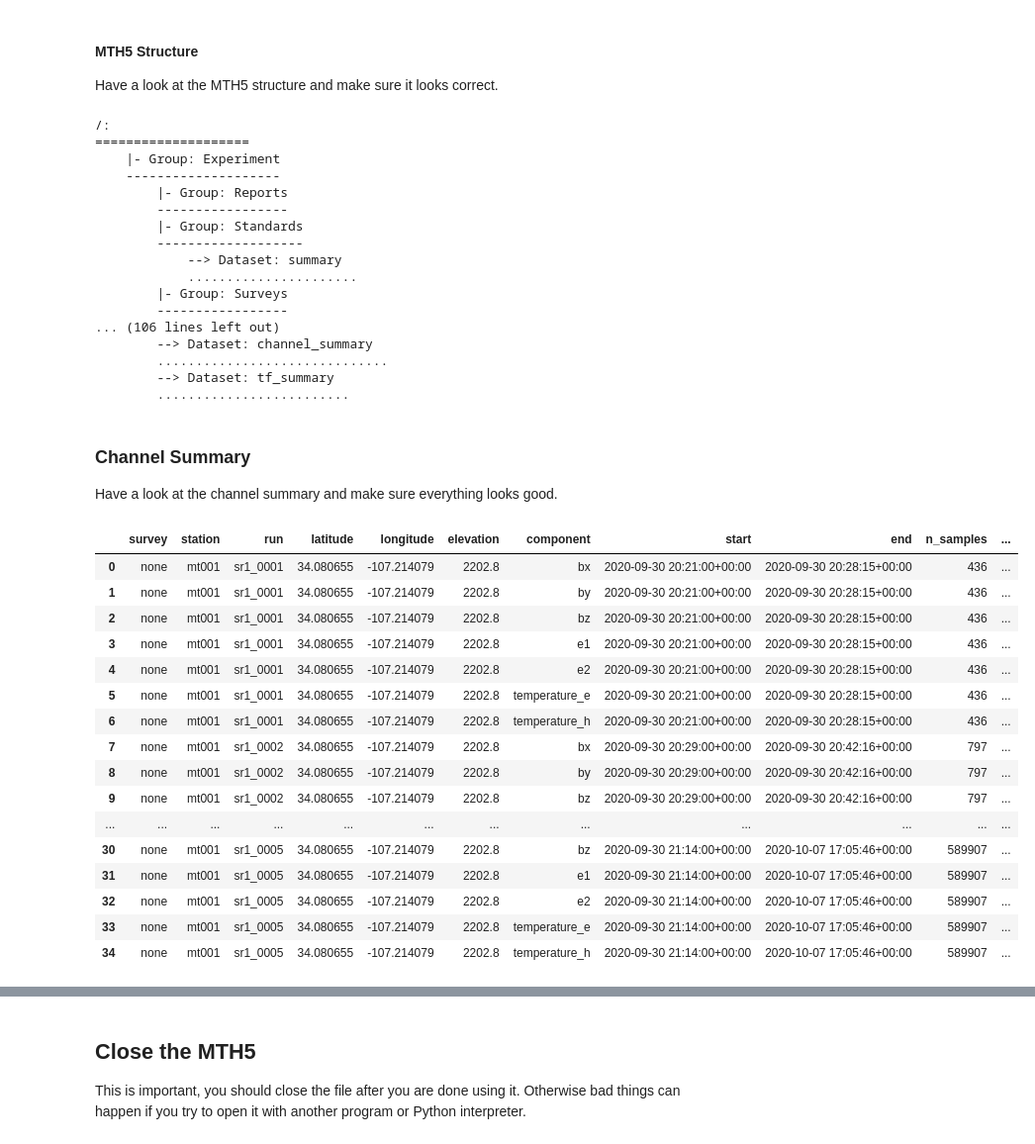
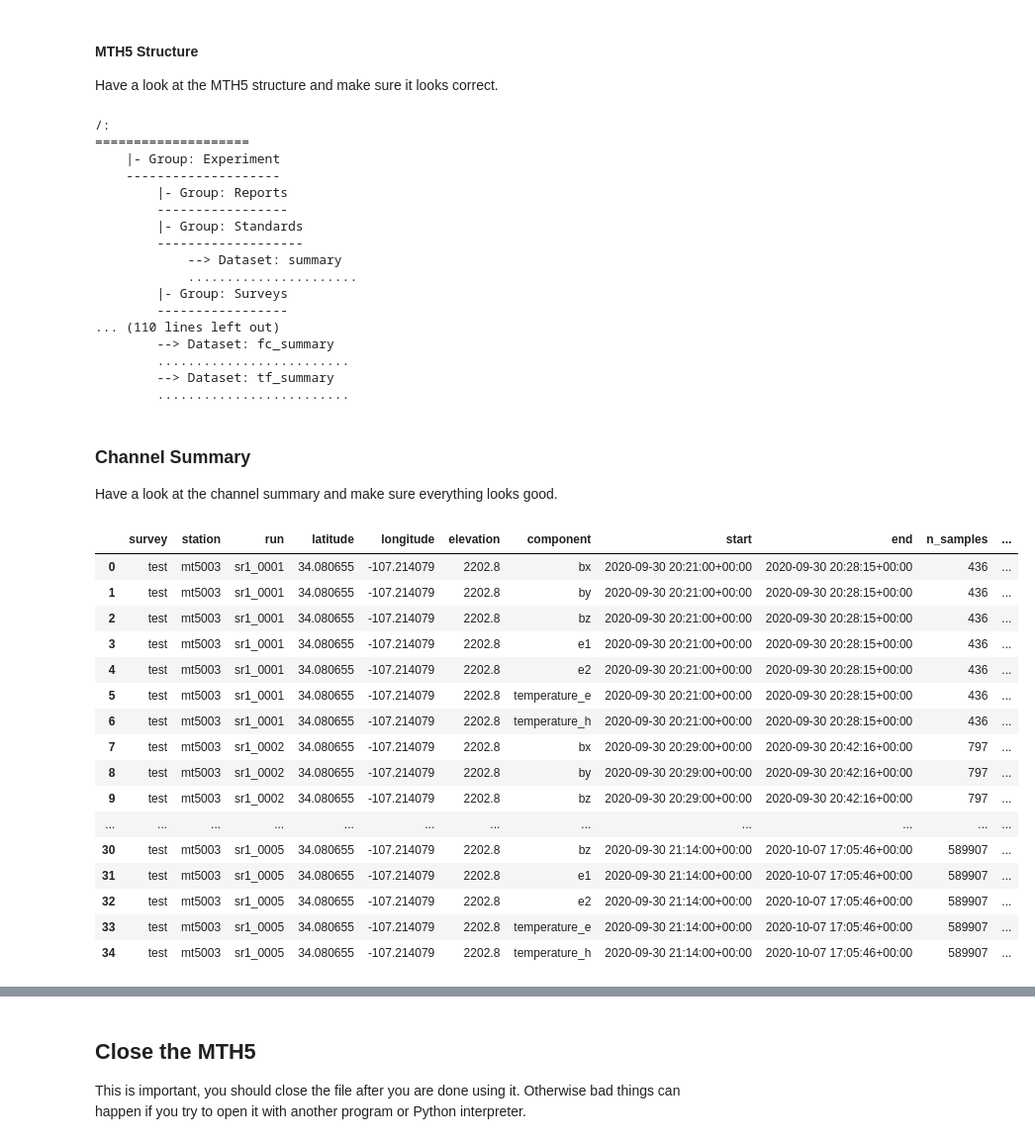
Before and after one commit to simpeg-research/earthscope-mt-course, a Jupyter notebook: notebooks/mth5/06a_make_mth5_from_lemi.ipynb, the cells around one changed output, grey strips where cells are left out. Shown at 99% size. Drawn from its saved outputs; the diff is of its cells as text; code cells hidden in the pictures.

Commit message:
updating lemi examples

```diff
--- a/notebooks/mth5/06a_make_mth5_from_lemi.ipynb
+++ b/notebooks/mth5/06a_make_mth5_from_lemi.ipynb
@@ -39,8 +39,7 @@ The `LEMICollection.get_runs()` will return a two level ordered dictionary (`Ord
 # %% [markdown]
 ### Set the LEMI path to get the data.
 # %%
-#lemi_path = Path().cwd().parent.parent.joinpath("data", "time_series", "lemi")
-lemi_path = Path(r"c:\Users\jpeacock\OneDrive - DOI\mt\mt_short_course\data\lemi\5003_LEMI")
+lemi_path = Path().cwd().parent.parent.parent.joinpath("shared", "shortcourses", "mt", "lemi")
 # %% [markdown]
 ## Build MTH5
 
@@ -50,10 +49,14 @@ There are a few things that to keep in mind:
 
 - The LEMI raw files come with very little metadata, so as a user you will have to manually input most of it.
 - The output files from a LEMI are already calibrated into units of nT and mV/km (I think), therefore there are no filters to apply to calibrate the data.
+# %%
+survey_id = "test"
+station_id = "mt5003"
 # %%
 mth5_filename = MakeMTH5.from_lemi424(
     lemi_path,
-    survey_id="test",
-    station_id="mt5003",
-    mth5_filename="from_lemi_mt5003.h5")
+    survey_id=survey_id,
+    station_id=station_id,
+    save_path=Path().cwd(),
+    mth5_filename=f"from_lemi_{station_id}.h5")
 # %% [output]
@@ -67,4 +72,6 @@ Have a look at the MTH5 structure and make sure it looks correct.
 # %%
+m = MTH5()
+m = m.open_mth5(mth5_filename)
 m
 # %% [output]
 /:
@@ -79,9 +86,9 @@ m
             ......................
         |- Group: Surveys
         -----------------
-... (106 lines left out)
-        --> Dataset: channel_summary
-        ..............................
+... (110 lines left out)
+        --> Dataset: fc_summary
+        .........................
         --> Dataset: tf_summary
         .........................
 # %% [markdown]
@@ -89,23 +96,22 @@ m
 
 Have a look at the channel summary and make sure everything looks good.
 # %%
-m.channel_summary.summarize()
 m.channel_summary.to_dataframe()
 # %% [output]
 |  | survey | station | run | latitude | longitude | elevation | component | start | end | n_samples | ... |
-| 0 | none | mt001 | sr1_0001 | 34.080655 | -107.214079 | 2202.8 | bx | 2020-09-30 20:21:00+00:00 | 2020-09-30 20:28:15+00:00 | 436 | ... |
-| 1 | none | mt001 | sr1_0001 | 34.080655 | -107.214079 | 2202.8 | by | 2020-09-30 20:21:00+00:00 | 2020-09-30 20:28:15+00:00 | 436 | ... |
-| 2 | none | mt001 | sr1_0001 | 34.080655 | -107.214079 | 2202.8 | bz | 2020-09-30 20:21:00+00:00 | 2020-09-30 20:28:15+00:00 | 436 | ... |
-| 3 | none | mt001 | sr1_0001 | 34.080655 | -107.214079 | 2202.8 | e1 | 2020-09-30 20:21:00+00:00 | 2020-09-30 20:28:15+00:00 | 436 | ... |
-| 4 | none | mt001 | sr1_0001 | 34.080655 | -107.214079 | 2202.8 | e2 | 2020-09-30 20:21:00+00:00 | 2020-09-30 20:28:15+00:00 | 436 | ... |
-| 5 | none | mt001 | sr1_0001 | 34.080655 | -107.214079 | 2202.8 | temperature_e | 2020-09-30 20:21:00+00:00 | 2020-09-30 20:28:15+00:00 | 436 | ... |
-| 6 | none | mt001 | sr1_0001 | 34.080655 | -107.214079 | 2202.8 | temperature_h | 2020-09-30 20:21:00+00:00 | 2020-09-30 20:28:15+00:00 | 436 | ... |
-| 7 | none | mt001 | sr1_0002 | 34.080655 | -107.214079 | 2202.8 | bx | 2020-09-30 20:29:00+00:00 | 2020-09-30 20:42:16+00:00 | 797 | ... |
-| 8 | none | mt001 | sr1_0002 | 34.080655 | -107.214079 | 2202.8 | by | 2020-09-30 20:29:00+00:00 | 2020-09-30 20:42:16+00:00 | 797 | ... |
-| 9 | none | mt001 | sr1_0002 | 34.080655 | -107.214079 | 2202.8 | bz | 2020-09-30 20:29:00+00:00 | 2020-09-30 20:42:16+00:00 | 797 | ... |
+| 0 | test | mt5003 | sr1_0001 | 34.080655 | -107.214079 | 2202.8 | bx | 2020-09-30 20:21:00+00:00 | 2020-09-30 20:28:15+00:00 | 436 | ... |
+| 1 | test | mt5003 | sr1_0001 | 34.080655 | -107.214079 | 2202.8 | by | 2020-09-30 20:21:00+00:00 | 2020-09-30 20:28:15+00:00 | 436 | ... |
+| 2 | test | mt5003 | sr1_0001 | 34.080655 | -107.214079 | 2202.8 | bz | 2020-09-30 20:21:00+00:00 | 2020-09-30 20:28:15+00:00 | 436 | ... |
+| 3 | test | mt5003 | sr1_0001 | 34.080655 | -107.214079 | 2202.8 | e1 | 2020-09-30 20:21:00+00:00 | 2020-09-30 20:28:15+00:00 | 436 | ... |
+| 4 | test | mt5003 | sr1_0001 | 34.080655 | -107.214079 | 2202.8 | e2 | 2020-09-30 20:21:00+00:00 | 2020-09-30 20:28:15+00:00 | 436 | ... |
+| 5 | test | mt5003 | sr1_0001 | 34.080655 | -107.214079 | 2202.8 | temperature_e | 2020-09-30 20:21:00+00:00 | 2020-09-30 20:28:15+00:00 | 436 | ... |
+| 6 | test | mt5003 | sr1_0001 | 34.080655 | -107.214079 | 2202.8 | temperature_h | 2020-09-30 20:21:00+00:00 | 2020-09-30 20:28:15+00:00 | 436 | ... |
+| 7 | test | mt5003 | sr1_0002 | 34.080655 | -107.214079 | 2202.8 | bx | 2020-09-30 20:29:00+00:00 | 2020-09-30 20:42:16+00:00 | 797 | ... |
+| 8 | test | mt5003 | sr1_0002 | 34.080655 | -107.214079 | 2202.8 | by | 2020-09-30 20:29:00+00:00 | 2020-09-30 20:42:16+00:00 | 797 | ... |
+| 9 | test | mt5003 | sr1_0002 | 34.080655 | -107.214079 | 2202.8 | bz | 2020-09-30 20:29:00+00:00 | 2020-09-30 20:42:16+00:00 | 797 | ... |
 | ... | ... | ... | ... | ... | ... | ... | ... | ... | ... | ... | ... |
-| 30 | none | mt001 | sr1_0005 | 34.080655 | -107.214079 | 2202.8 | bz | 2020-09-30 21:14:00+00:00 | 2020-10-07 17:05:46+00:00 | 589907 | ... |
-| 31 | none | mt001 | sr1_0005 | 34.080655 | -107.214079 | 2202.8 | e1 | 2020-09-30 21:14:00+00:00 | 2020-10-07 17:05:46+00:00 | 589907 | ... |
-| 32 | none | mt001 | sr1_0005 | 34.080655 | -107.214079 | 2202.8 | e2 | 2020-09-30 21:14:00+00:00 | 2020-10-07 17:05:46+00:00 | 589907 | ... |
-| 33 | none | mt001 | sr1_0005 | 34.080655 | -107.214079 | 2202.8 | temperature_e | 2020-09-30 21:14:00+00:00 | 2020-10-07 17:05:46+00:00 | 589907 | ... |
-| 34 | none | mt001 | sr1_0005 | 34.080655 | -107.214079 | 2202.8 | temperature_h | 2020-09-30 21:14:00+00:00 | 2020-10-07 17:05:46+00:00 | 589907 | ... |
+| 30 | test | mt5003 | sr1_0005 | 34.080655 | -107.214079 | 2202.8 | bz | 2020-09-30 21:14:00+00:00 | 2020-10-07 17:05:46+00:00 | 589907 | ... |
+| 31 | test | mt5003 | sr1_0005 | 34.080655 | -107.214079 | 2202.8 | e1 | 2020-09-30 21:14:00+00:00 | 2020-10-07 17:05:46+00:00 | 589907 | ... |
+| 32 | test | mt5003 | sr1_0005 | 34.080655 | -107.214079 | 2202.8 | e2 | 2020-09-30 21:14:00+00:00 | 2020-10-07 17:05:46+00:00 | 589907 | ... |
+| 33 | test | mt5003 | sr1_0005 | 34.080655 | -107.214079 | 2202.8 | temperature_e | 2020-09-30 21:14:00+00:00 | 2020-10-07 17:05:46+00:00 | 589907 | ... |
+| 34 | test | mt5003 | sr1_0005 | 34.080655 | -107.214079 | 2202.8 | temperature_h | 2020-09-30 21:14:00+00:00 | 2020-10-07 17:05:46+00:00 | 589907 | ... |
```
Also changed, not shown: parts of 9 cells of this notebook, 1 other file.
